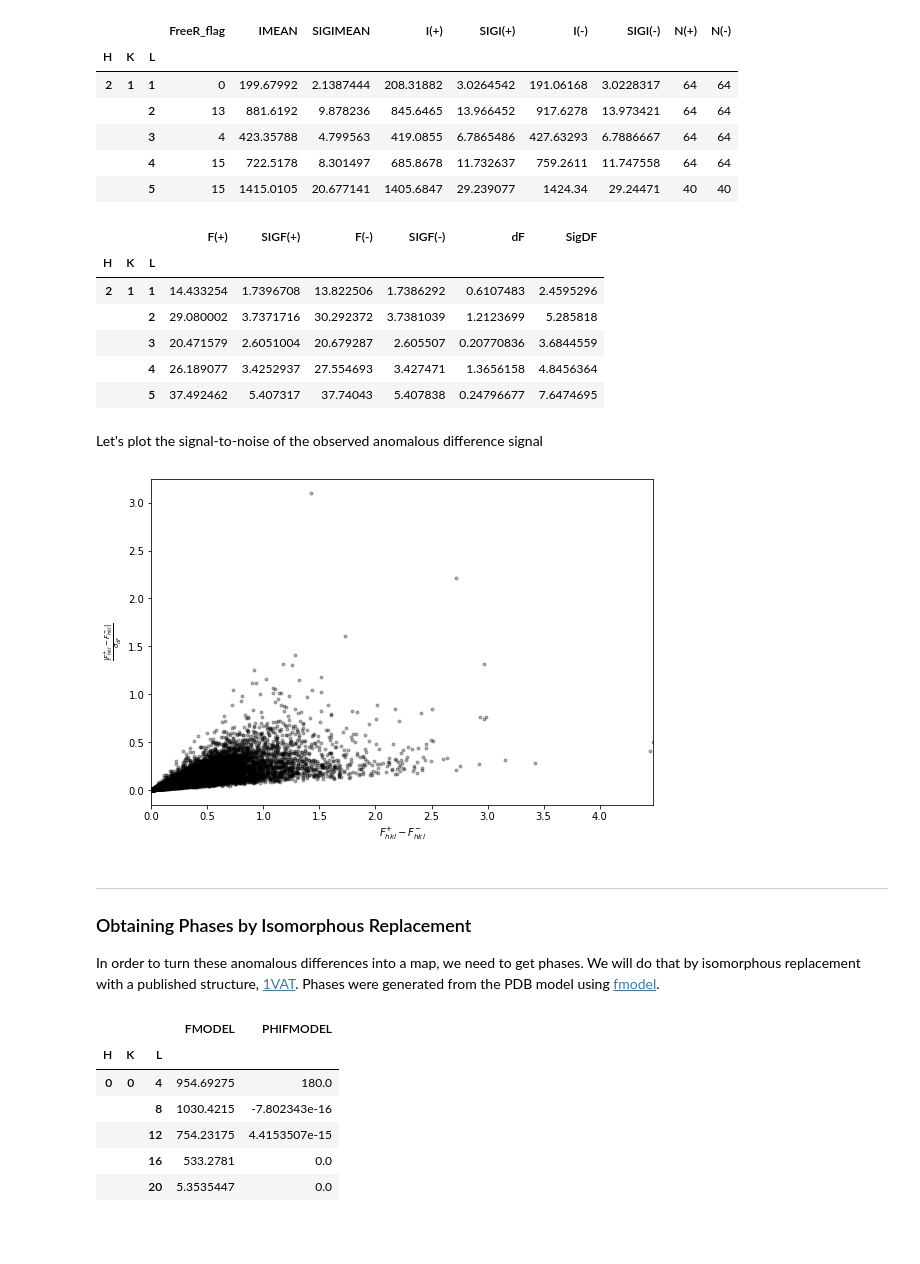
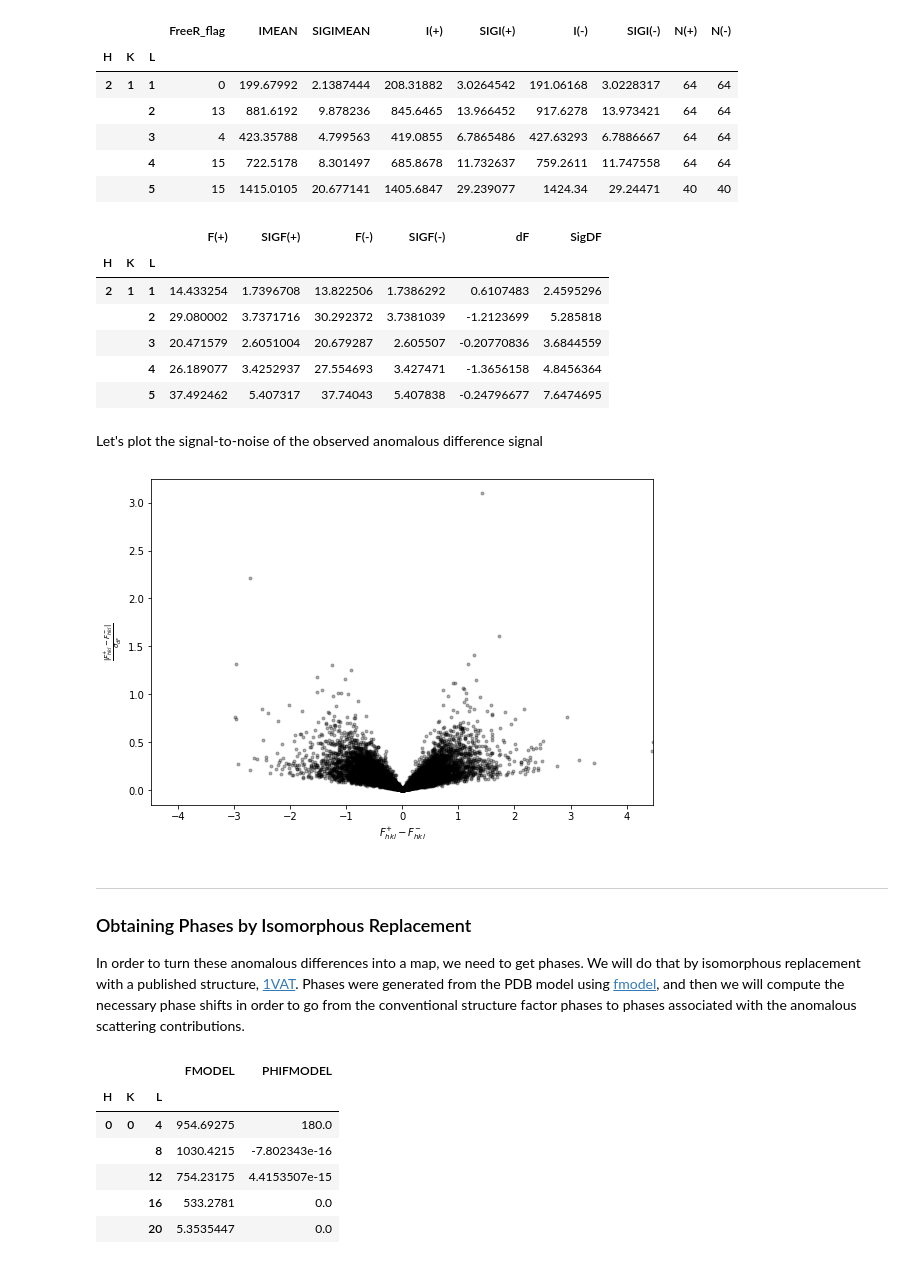
Before and after one commit to rs-station/reciprocalspaceship, a Jupyter notebook: docs/examples/anomalousdifference.ipynb, the cells around one changed output. Saved outputs shown, nothing was run; the diff lists cells and outputs as text; code cells hidden in the pictures; blank space fills up the shorter version.

Commit message:
Update Anomalous Difference map example

```diff
--- a/docs/examples/anomalousdifference.ipynb
+++ b/docs/examples/anomalousdifference.ipynb
@@ -65,7 +65,7 @@ refltable["SIGF(+)"] = rs.CrystalSeries(np.sqrt(refltable["SIGI(+)"].to_numpy())
 refltable["SIGF(-)"] = rs.CrystalSeries(np.sqrt(refltable["SIGI(-)"].to_numpy()), dtype="StddevSFFriedel").values
 # %%
 # 4. Compute differences
-dF    = np.abs(refltable["F(+)"].to_numpy() - refltable["F(-)"].to_numpy())
+dF    = refltable["F(+)"].to_numpy() - refltable["F(-)"].to_numpy()
 sigDF = np.sqrt(refltable["SIGF(+)"].to_numpy()**2 + refltable["SIGF(-)"].to_numpy()**2)
 refltable["dF"] = rs.CrystalSeries(dF, name="dF", dtype="SFAmplitude").values
 refltable["SigDF"] = rs.CrystalSeries(sigDF, name="SigDF", dtype="Stddev").values
@@ -77,10 +77,10 @@ refltable.head()
 |  |  |  | F(+) | SIGF(+) | F(-) | SIGF(-) | dF | SigDF |
 | H | K | L |  |  |  |  |  |  |
 | 2 | 1 | 1 | 14.433254 | 1.7396708 | 13.822506 | 1.7386292 | 0.6107483 | 2.4595296 |
-|  |  | 2 | 29.080002 | 3.7371716 | 30.292372 | 3.7381039 | 1.2123699 | 5.285818 |
-|  |  | 3 | 20.471579 | 2.6051004 | 20.679287 | 2.605507 | 0.20770836 | 3.6844559 |
-|  |  | 4 | 26.189077 | 3.4252937 | 27.554693 | 3.427471 | 1.3656158 | 4.8456364 |
-|  |  | 5 | 37.492462 | 5.407317 | 37.74043 | 5.407838 | 0.24796677 | 7.6474695 |
+|  |  | 2 | 29.080002 | 3.7371716 | 30.292372 | 3.7381039 | -1.2123699 | 5.285818 |
+|  |  | 3 | 20.471579 | 2.6051004 | 20.679287 | 2.605507 | -0.20770836 | 3.6844559 |
+|  |  | 4 | 26.189077 | 3.4252937 | 27.554693 | 3.427471 | -1.3656158 | 4.8456364 |
+|  |  | 5 | 37.492462 | 5.407317 | 37.74043 | 5.407838 | -0.24796677 | 7.6474695 |
 # %% [markdown]
 Let's plot the signal-to-noise of the observed anomalous difference signal
 # %%
@@ -89,17 +89,17 @@ import matplotlib.pyplot as plt
 # %%
 plt.figure(figsize=(9, 6))
 plt.plot(refltable.dF.values, np.abs(refltable.dF.values)/refltable.SigDF.values, "k.", alpha=0.3)
-plt.xlim(0, refltable.dF.abs().max())
+plt.xlim(-refltable.dF.abs().max(), refltable.dF.abs().max())
 plt.xlabel(r"$F_{hkl}^{+} - F_{hkl}^{-}$")
 plt.ylabel(r"$\frac{|F_{hkl}^{+} - F_{hkl}^{-}|}{\sigma_{dF}}$")
 plt.show()
 # %% [output]
-[figure, old version]
+[figure, new version]
 # %% [markdown]
 ---
 ### Obtaining Phases by Isomorphous Replacement
 
-In order to turn these anomalous differences into a map, we need to get phases. We will do that by isomorphous replacement with a published structure, [1VAT](https://www.rcsb.org/structure/1vat). Phases were generated from the PDB model using [fmodel](https://www.phenix-online.org/documentation/reference/fmodel.html).
+In order to turn these anomalous differences into a map, we need to get phases. We will do that by isomorphous replacement with a published structure, [1VAT](https://www.rcsb.org/structure/1vat). Phases were generated from the PDB model using [fmodel](https://www.phenix-online.org/documentation/reference/fmodel.html), and then we will compute the necessary phase shifts in order to go from the conventional structure factor phases to phases associated with the anomalous scattering contributions.
 # %%
 ref = rs.read_mtz("data/1VAT_fmodel.mtz")
 # %%
```
Also changed, not shown: parts of 2 cells of this notebook, 1 other file.
